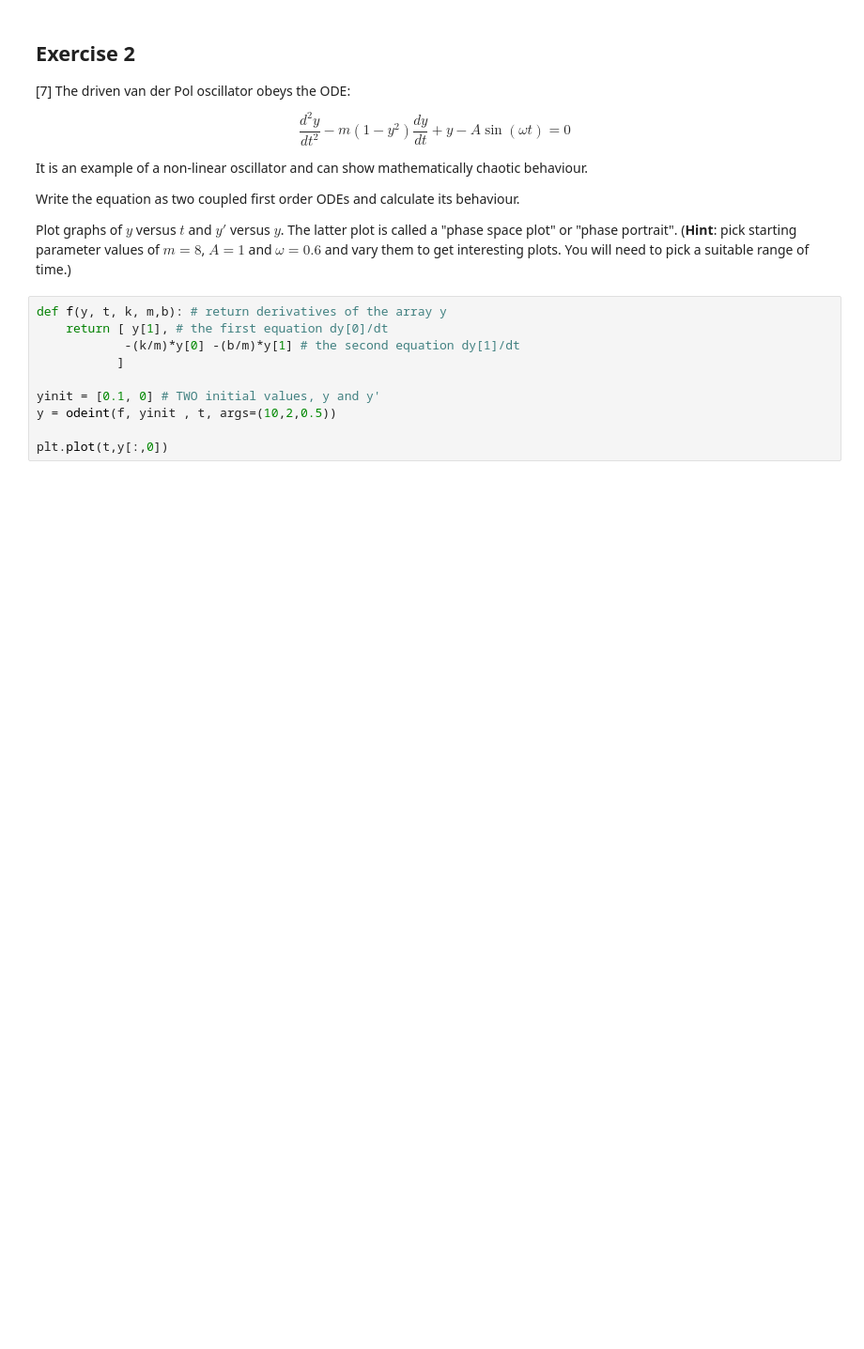
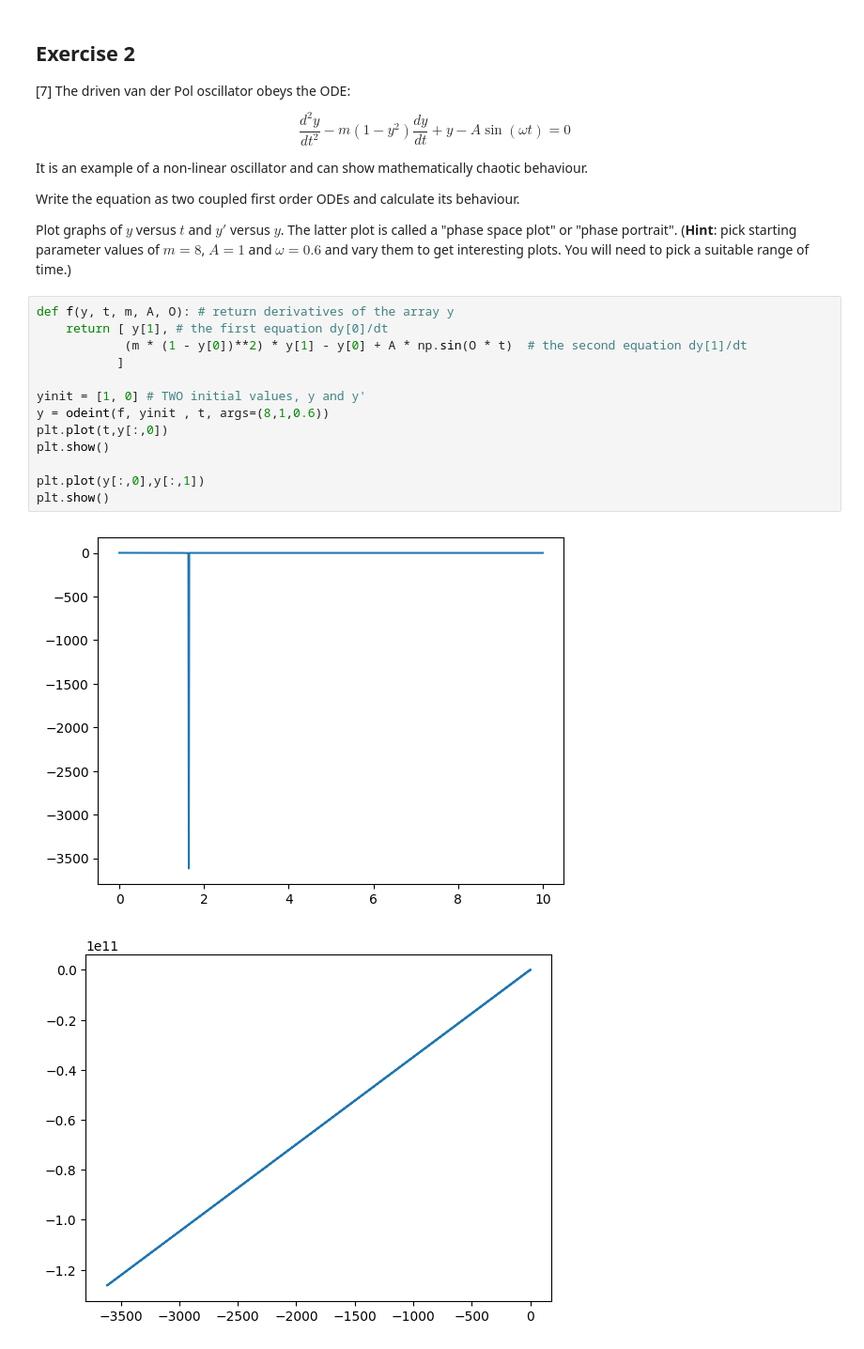
Before and after one commit to PX2145-2025/week-8-b-Morley-James, a Jupyter notebook: ODEs.ipynb, the cells around one changed output. Shown: that part at 94% size. Cells and saved outputs as stored; diff of their text form; blank space fills up the shorter version.

```diff
--- a/ODEs.ipynb
+++ b/ODEs.ipynb
@@ -279,12 +279,18 @@ Write the equation as two coupled first order ODEs and calculate its behaviour.
 Plot graphs of $y$ versus $t$ and $y'$ versus $y$. The latter plot is called a "phase space plot" or "phase portrait".
 (**Hint**: pick starting parameter values of $m = 8$, $A = 1$ and $\omega = 0.6$ and vary them to get interesting plots. You will need to pick a suitable range of time.)
 # %%
-def f(y, t, k, m,b): # return derivatives of the array y
+def f(y, t, m, A, O): # return derivatives of the array y
     return [ y[1], # the first equation dy[0]/dt
-            -(k/m)*y[0] -(b/m)*y[1] # the second equation dy[1]/dt
+            (m * (1 - y[0])**2) * y[1] - y[0] + A * np.sin(O * t)  # the second equation dy[1]/dt
            ]
 
-yinit = [0.1, 0] # TWO initial values, y and y'
-y = odeint(f, yinit , t, args=(10,2,0.5))
+yinit = [1, 0] # TWO initial values, y and y'
+y = odeint(f, yinit , t, args=(8,1,0.6))
+plt.plot(t,y[:,0])
+plt.show()
 
-plt.plot(t,y[:,0])
+plt.plot(y[:,0],y[:,1])
+plt.show()
+# %% [output]
+[figure, added]
+[figure, added]
```
